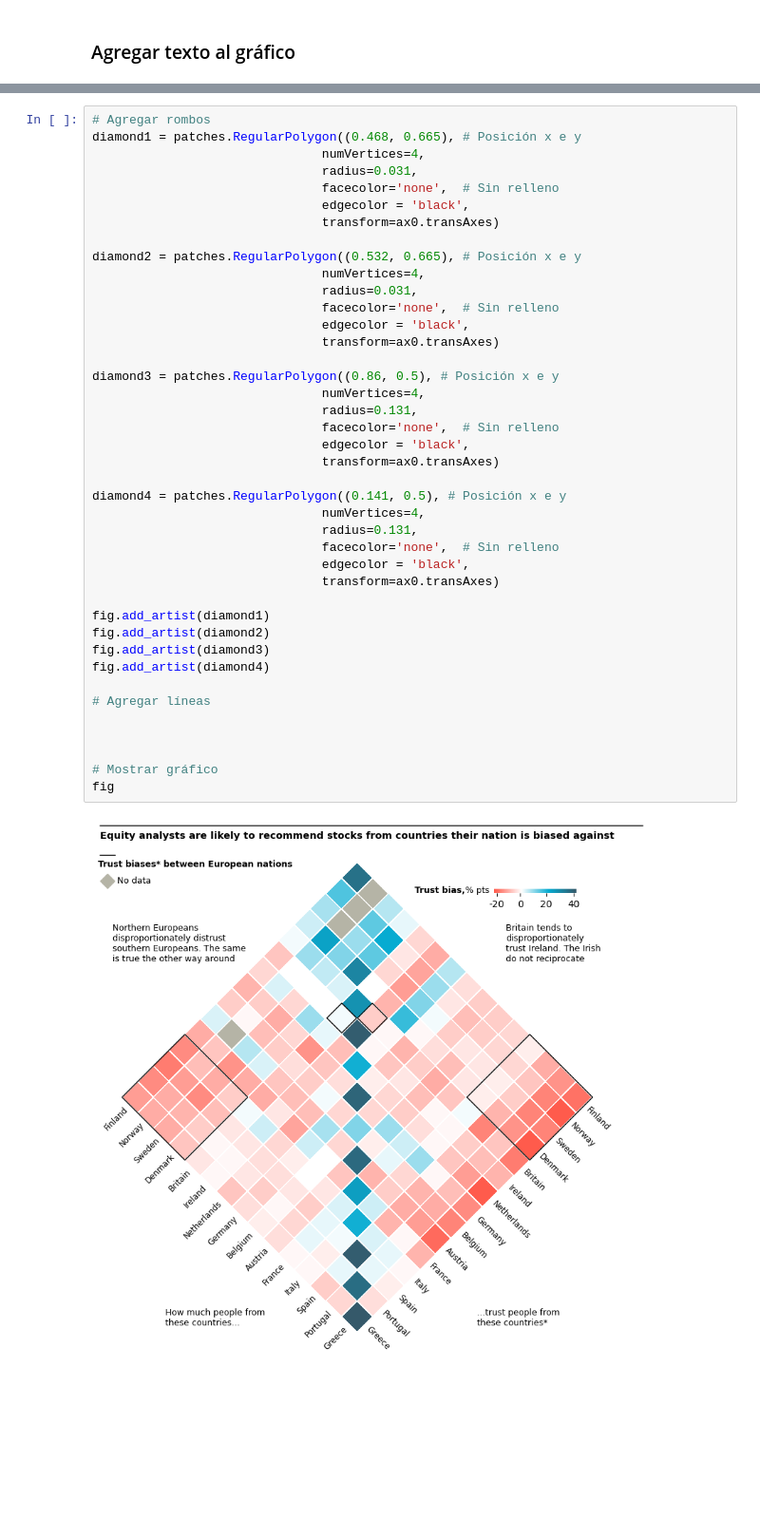
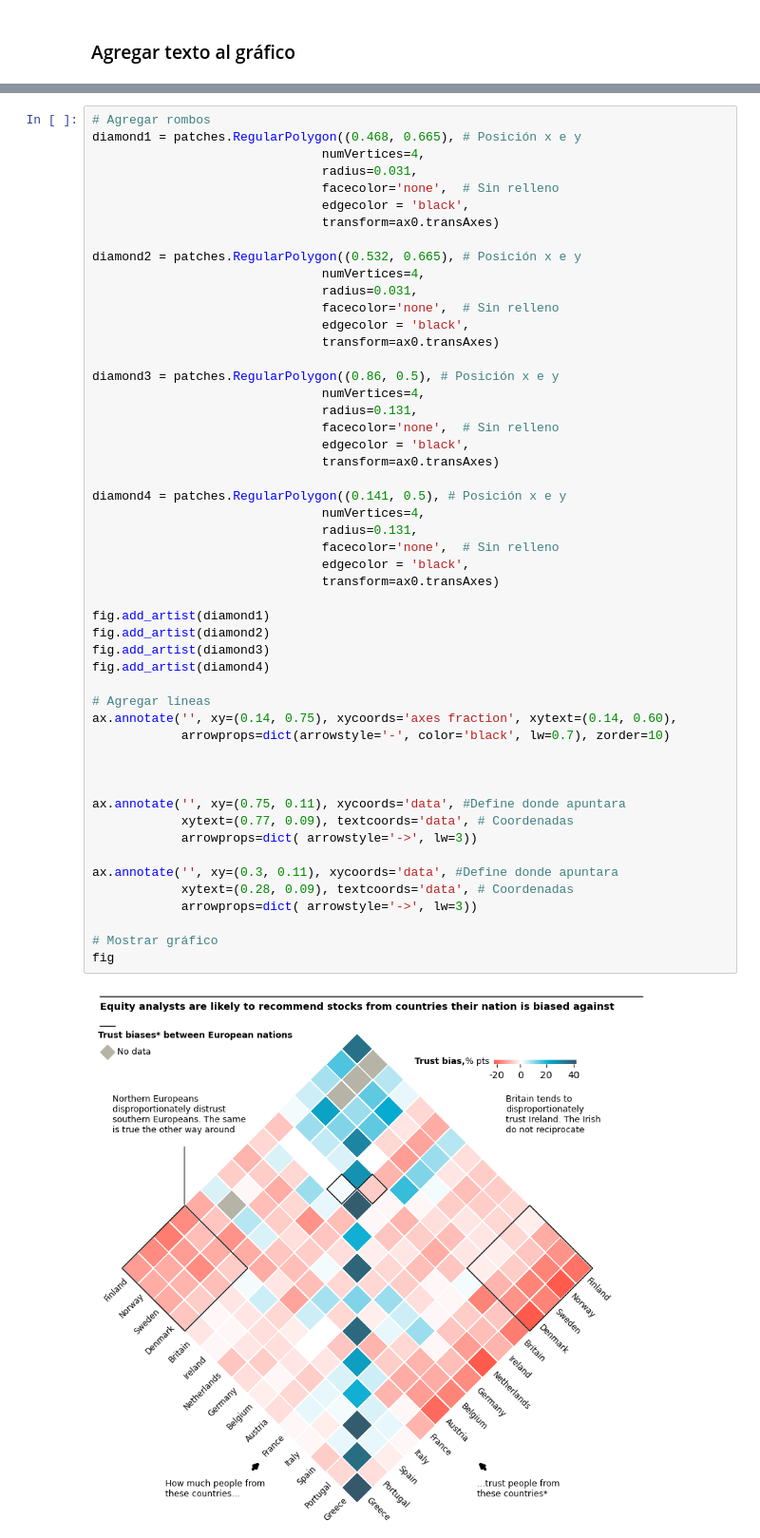
Before and after one commit to ctobar96/Los-buenos-ejemplos-se-copian, a Jupyter notebook: Grafico.ipynb, the cells around one changed output, grey strips where cells are left out. Shown at 95% size. Saved outputs shown, nothing was run; the diff lists cells and outputs as text; blank space fills up the shorter version.

Commit message:
Se agregarón las flechas y la líena que apunta al texto.

```diff
--- a/Grafico.ipynb
+++ b/Grafico.ipynb
@@ -278,31 +278,41 @@ diamond2 = patches.RegularPolygon((0.532, 0.665), # Posición x e y
                                facecolor='none',  # Sin relleno
                                edgecolor = 'black',
                                transform=ax0.transAxes)
 
 diamond3 = patches.RegularPolygon((0.86, 0.5), # Posición x e y
                                numVertices=4,
                                radius=0.131,
                                facecolor='none',  # Sin relleno
                                edgecolor = 'black',
                                transform=ax0.transAxes)
 
 diamond4 = patches.RegularPolygon((0.141, 0.5), # Posición x e y
                                numVertices=4,
                                radius=0.131,
                                facecolor='none',  # Sin relleno
                                edgecolor = 'black',
                                transform=ax0.transAxes)
 
 fig.add_artist(diamond1)
 fig.add_artist(diamond2)
 fig.add_artist(diamond3)
 fig.add_artist(diamond4)
 
 # Agregar líneas
+ax.annotate('', xy=(0.14, 0.75), xycoords='axes fraction', xytext=(0.14, 0.60),
+            arrowprops=dict(arrowstyle='-', color='black', lw=0.7), zorder=10)
 
 
 
+ax.annotate('', xy=(0.75, 0.11), xycoords='data', #Define donde apuntara
+            xytext=(0.77, 0.09), textcoords='data', # Coordenadas
+            arrowprops=dict( arrowstyle='->', lw=3))
+
+ax.annotate('', xy=(0.3, 0.11), xycoords='data', #Define donde apuntara
+            xytext=(0.28, 0.09), textcoords='data', # Coordenadas
+            arrowprops=dict( arrowstyle='->', lw=3))
+
 # Mostrar gráfico
 fig
 # %% [output]
-[figure, old version]
+[figure, new version]
```
